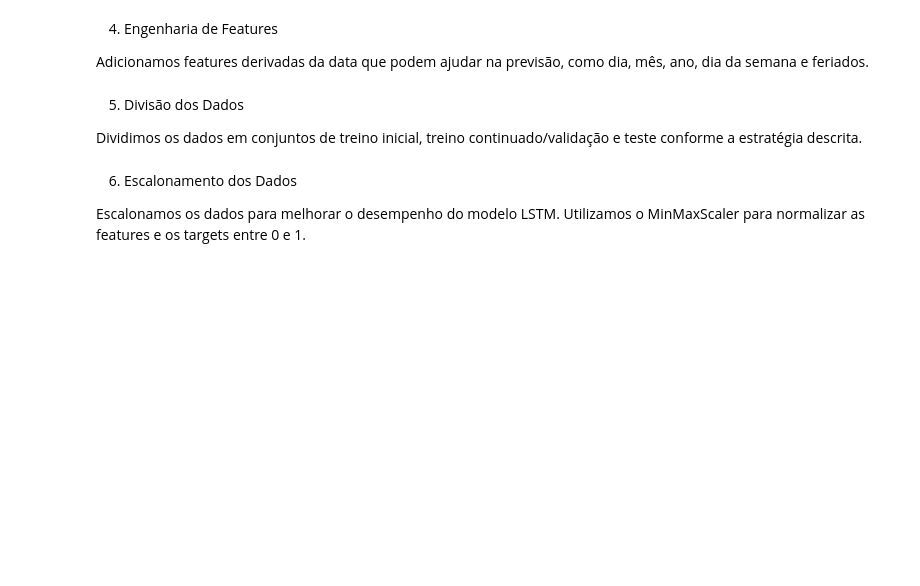
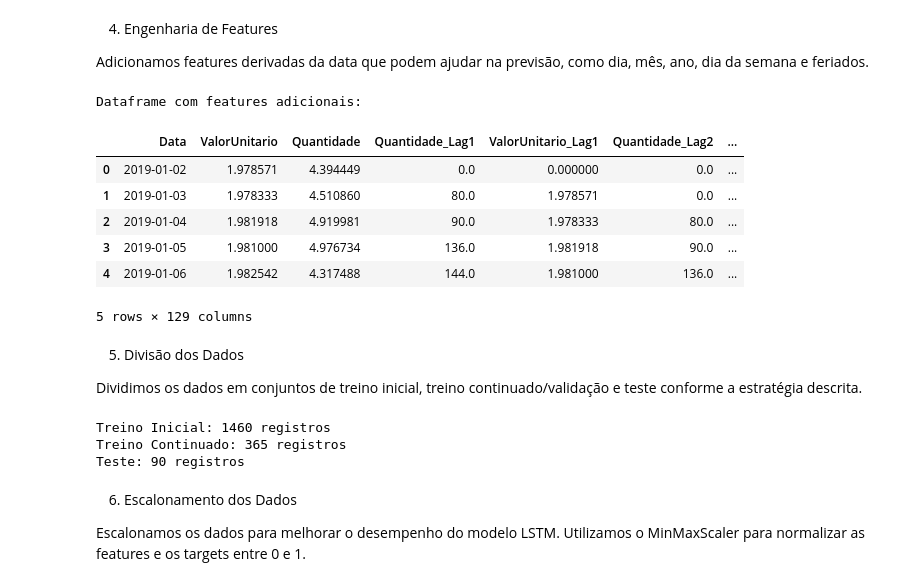
Before and after one commit to jocianoperin/PromoPredictor, a Jupyter notebook: promopredictor/notebooks/prediction_improved.ipynb, the cells around one changed output. Drawn from its saved outputs; the diff is of its cells as text; code cells hidden in the pictures; blank space fills up the shorter version.

```diff
--- a/promopredictor/notebooks/prediction_improved.ipynb
+++ b/promopredictor/notebooks/prediction_improved.ipynb
@@ -106,22 +166,31 @@ Adicionamos features derivadas da data que podem ajudar na previsão, como dia,
 # %%
 # Adicionar features derivadas da data
 daily_df['Dia'] = daily_df['Data'].dt.day
 daily_df['Mes'] = daily_df['Data'].dt.month
 daily_df['Ano'] = daily_df['Data'].dt.year
-daily_df['DiaDaSemana'] = daily_df['Data'].dt.dayofweek  # 0: Segunda, 6: Domingo
-
-# Adicionar semanas do ano como feature
+daily_df['DiaDaSemana'] = daily_df['Data'].dt.dayofweek
+daily_df['Quantidade_Rolling_Mean'] = daily_df['Quantidade'].rolling(window=7, min_periods=1).mean()
+daily_df['ValorUnitario_Rolling_Mean'] = daily_df['ValorUnitario'].rolling(window=7, min_periods=1).mean()
 daily_df['SemanaDoAno'] = daily_df['Data'].dt.isocalendar().week
 
 # Inicializar feriados do Brasil
 br_holidays = holidays.Brazil()
 
 # Adicionar coluna de feriado: 1 se feriado, 0 caso contrário
 daily_df['Feriado'] = daily_df['Data'].isin(br_holidays).astype(int)
 
 # Exibir as primeiras linhas com as novas features
 print("\nDataframe com features adicionais:")
 display(daily_df.head())
+# %% [output]
+Dataframe com features adicionais:
+|  | Data | ValorUnitario | Quantidade | Quantidade_Lag1 | ValorUnitario_Lag1 | Quantidade_Lag2 | ... |
+| 0 | 2019-01-02 | 1.978571 | 4.394449 | 0.0 | 0.000000 | 0.0 | ... |
+| 1 | 2019-01-03 | 1.978333 | 4.510860 | 80.0 | 1.978571 | 0.0 | ... |
+| 2 | 2019-01-04 | 1.981918 | 4.919981 | 90.0 | 1.978333 | 80.0 | ... |
+| 3 | 2019-01-05 | 1.981000 | 4.976734 | 136.0 | 1.981918 | 90.0 | ... |
+| 4 | 2019-01-06 | 1.982542 | 4.317488 | 144.0 | 1.981000 | 136.0 | ... |
+5 rows × 129 columns
 # %% [markdown]
 5. Divisão dos Dados
 
@@ -142,6 +211,10 @@ test_df = daily_df[(daily_df['Data'] >= test_start) & (daily_df['Data'] <= test_
 print(f"\nTreino Inicial: {train_df.shape[0]} registros")
 print(f"Treino Continuado: {continue_train_df.shape[0]} registros")
 print(f"Teste: {test_df.shape[0]} registros")
+# %% [output]
+Treino Inicial: 1460 registros
+Treino Continuado: 365 registros
+Teste: 90 registros
 # %% [markdown]
 6. Escalonamento dos Dados
 
```
Also changed, not shown: parts of 12 cells of this notebook, 6 other files.
